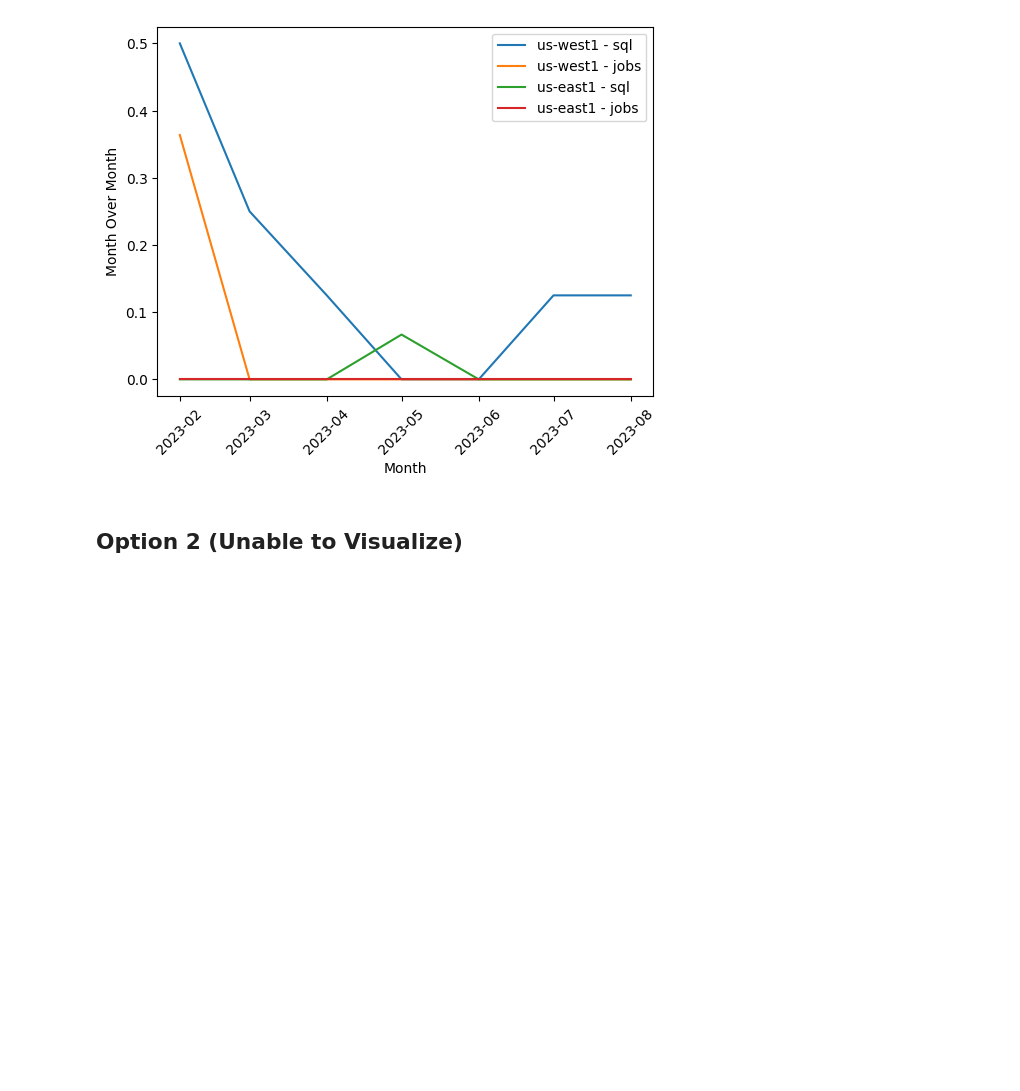
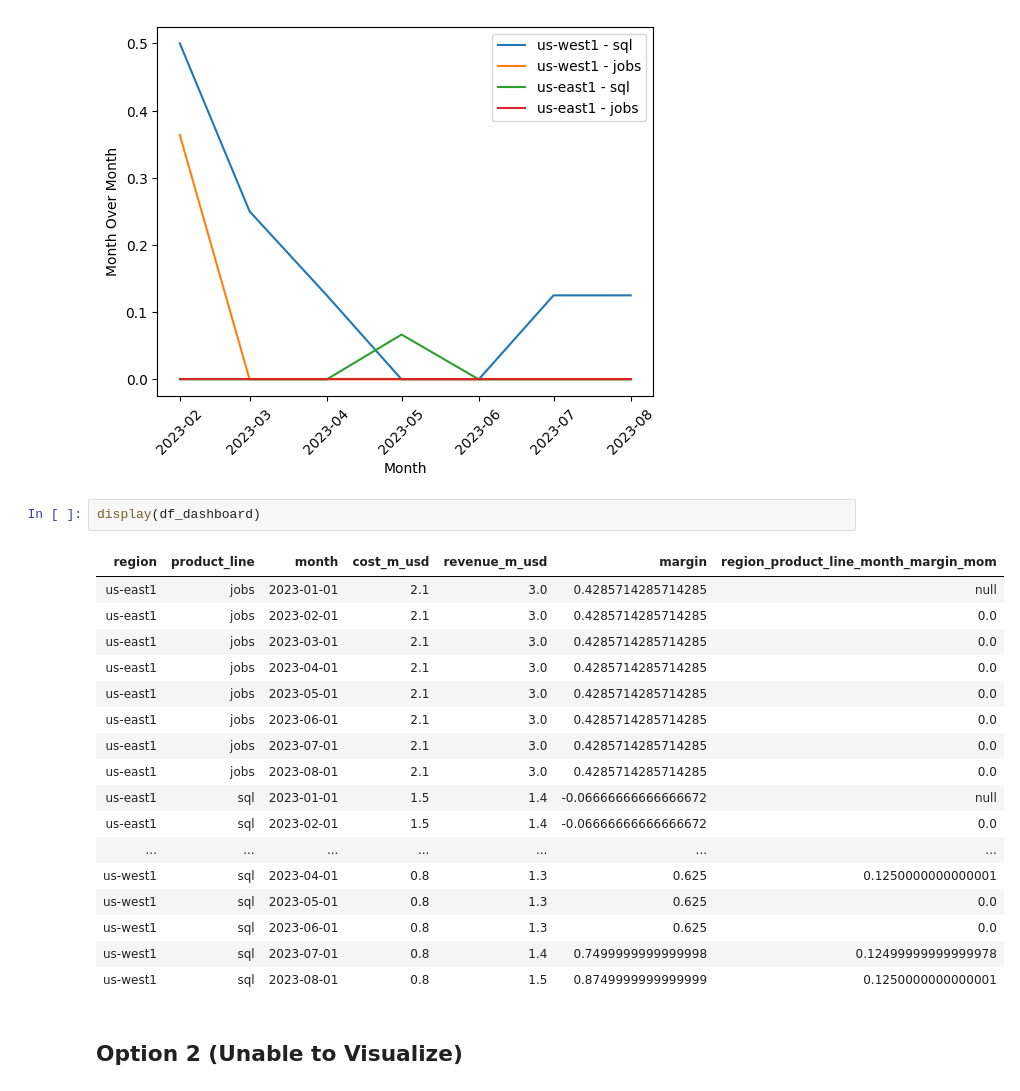
Before and after one commit to mmayorga97/margins_study_case, a Jupyter notebook: code/region_margins_v1.ipynb, the cells around one changed output. Saved outputs shown, nothing was run; the diff lists cells and outputs as text; blank space fills up the shorter version.

```diff
--- a/code/region_margins.ipynb
+++ b/code/region_margins_v1.ipynb
@@ -267,6 +269,26 @@ plt.xticks(rotation=45)
 plt.show()
 # %% [output]
 [figure]
+# %%
+display(df_dashboard)
+# %% [output]
+| region | product_line | month | cost_m_usd | revenue_m_usd | margin | region_product_line_month_margin_mom |
+| us-east1 | jobs | 2023-01-01 | 2.1 | 3.0 | 0.4285714285714285 | null |
+| us-east1 | jobs | 2023-02-01 | 2.1 | 3.0 | 0.4285714285714285 | 0.0 |
+| us-east1 | jobs | 2023-03-01 | 2.1 | 3.0 | 0.4285714285714285 | 0.0 |
+| us-east1 | jobs | 2023-04-01 | 2.1 | 3.0 | 0.4285714285714285 | 0.0 |
+| us-east1 | jobs | 2023-05-01 | 2.1 | 3.0 | 0.4285714285714285 | 0.0 |
+| us-east1 | jobs | 2023-06-01 | 2.1 | 3.0 | 0.4285714285714285 | 0.0 |
+| us-east1 | jobs | 2023-07-01 | 2.1 | 3.0 | 0.4285714285714285 | 0.0 |
+| us-east1 | jobs | 2023-08-01 | 2.1 | 3.0 | 0.4285714285714285 | 0.0 |
+| us-east1 | sql | 2023-01-01 | 1.5 | 1.4 | -0.06666666666666672 | null |
+| us-east1 | sql | 2023-02-01 | 1.5 | 1.4 | -0.06666666666666672 | 0.0 |
+| ... | ... | ... | ... | ... | ... | ... |
+| us-west1 | sql | 2023-04-01 | 0.8 | 1.3 | 0.625 | 0.1250000000000001 |
+| us-west1 | sql | 2023-05-01 | 0.8 | 1.3 | 0.625 | 0.0 |
+| us-west1 | sql | 2023-06-01 | 0.8 | 1.3 | 0.625 | 0.0 |
+| us-west1 | sql | 2023-07-01 | 0.8 | 1.4 | 0.7499999999999998 | 0.12499999999999978 |
+| us-west1 | sql | 2023-08-01 | 0.8 | 1.5 | 0.8749999999999999 | 0.1250000000000001 |
 # %% [markdown]
 ## Option 2 (Unable to Visualize)
 # %%
```
Also changed, not shown: parts of 1 cell of this notebook, 7 other files.
